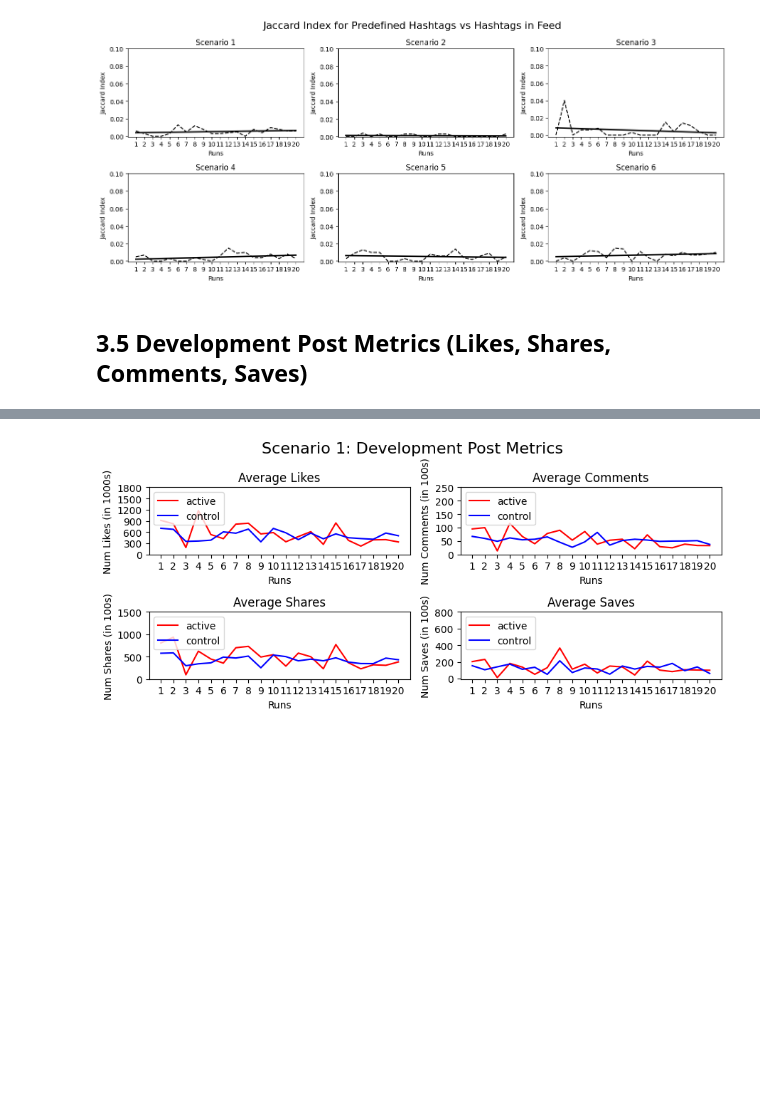
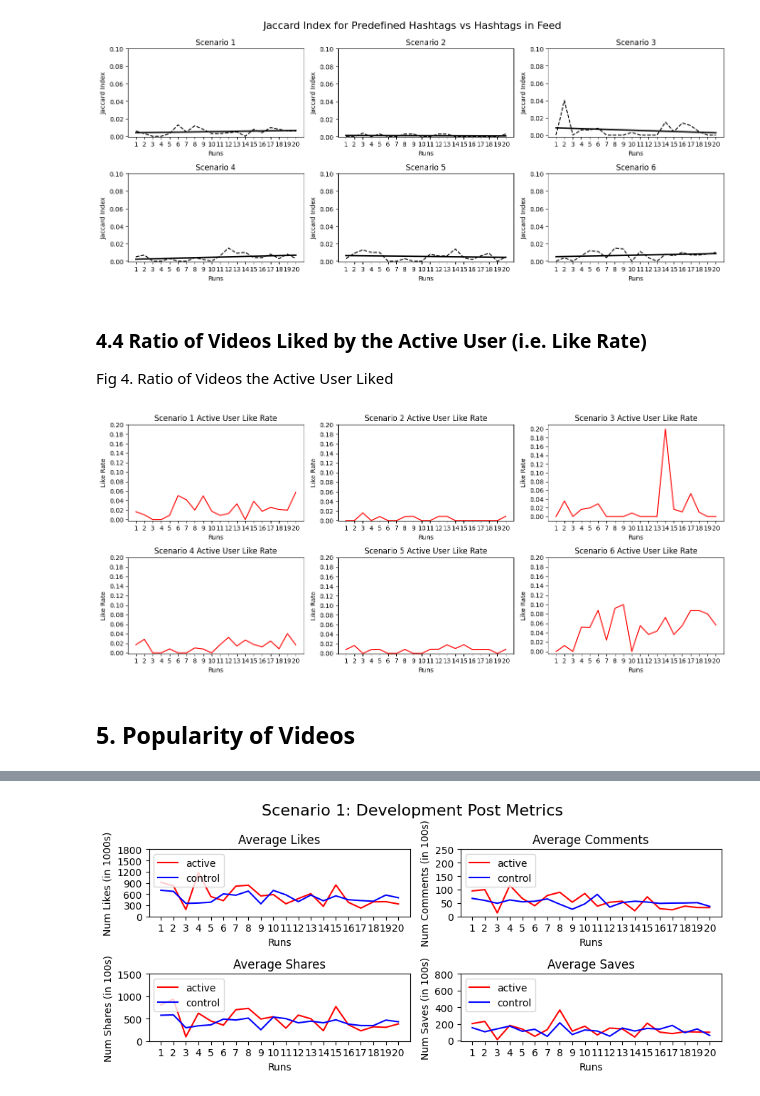
Before and after one commit to mlsmzk/tiktok-like-experiment, a Jupyter notebook: data_analysis/final_analysis.ipynb, the cells around one changed output, grey strips where cells are left out. Drawn from its saved outputs; the diff is of its cells as text; code cells hidden in the pictures; blank space fills up the shorter version.

```diff
--- a/data_analysis/analysis.ipynb
+++ b/data_analysis/final_analysis.ipynb
@@ -1007,5 +1088,6 @@ plt.tight_layout()
 plt.show()
 # %% [output]
 [figure]
-# %% [markdown]
-## 3.5 Development Post Metrics (Likes, Shares, Comments, Saves)
+# %% [markdown]
+### 4.4 Ratio of Videos Liked by the Active User (i.e. Like Rate)
+Fig 4. Ratio of Videos the Active User Liked
@@ -1011,0 +1131,40 @@ plt.show()
+# %%
+figc, axes6 = plt.subplots(nrows=2, ncols=3, figsize=(14, 6))
+ax1, ax2, ax3, ax4, ax5, ax6 = axes6.flatten()
+
+ax1.plot(like1['run'], like1['like rate'], color='red', label="active")
+ax1.set_title("Scenario 1 Active User Like Rate")
+ax1.set_xticks(np.arange(1,21,1)); ax1.set_xlabel("Runs")
+ax1.set_yticks(np.arange(0, 0.22, 0.02)); ax1.set_ylabel("Like Rate")
+
+ax2.plot(like2['run'], like2['like rate'], color='red', label="active")
+ax2.set_title("Scenario 2 Active User Like Rate")
+ax2.set_xticks(np.arange(1,21,1)); ax2.set_xlabel("Runs")
+ax2.set_yticks(np.arange(0, 0.22, 0.02)); ax2.set_ylabel("Like Rate")
+
+ax3.plot(like3['run'], like3['like rate'], color='red', label="active")
+ax3.set_title("Scenario 3 Active User Like Rate")
+ax3.set_xticks(np.arange(1,21,1)); ax3.set_xlabel("Runs")
+ax3.set_yticks(np.arange(0, 0.22, 0.02)); ax3.set_ylabel("Like Rate")
+
+ax4.plot(like4['run'], like4['like rate'], color='red', label="active")
+ax4.set_title("Scenario 4 Active User Like Rate")
+ax4.set_xticks(np.arange(1,21,1)); ax4.set_xlabel("Runs")
+ax4.set_yticks(np.arange(0, 0.22, 0.02)); ax4.set_ylabel("Like Rate")
+
+ax5.plot(like5['run'], like5['like rate'], color='red', label="active")
+ax5.set_title("Scenario 5 Active User Like Rate")
+ax5.set_xticks(np.arange(1,21,1)); ax5.set_xlabel("Runs")
+ax5.set_yticks(np.arange(0, 0.22, 0.02)); ax5.set_ylabel("Like Rate")
+
+ax6.plot(like6['run'], like6['like rate'], color='red', label="active")
+ax6.set_title("Scenario 6 Active User Like Rate")
+ax6.set_xticks(np.arange(1,21,1)); ax6.set_xlabel("Runs")
+ax6.set_yticks(np.arange(0, 0.22, 0.02)); ax6.set_ylabel("Like Rate")
+
+plt.tight_layout()
+plt.show()
+# %% [output]
+[figure, added]
+# %% [markdown]
+## 5. Popularity of Videos <a class="anchor" id="five"></a>
```
Also changed, not shown: parts of 32 cells of this notebook, 2 other files.
